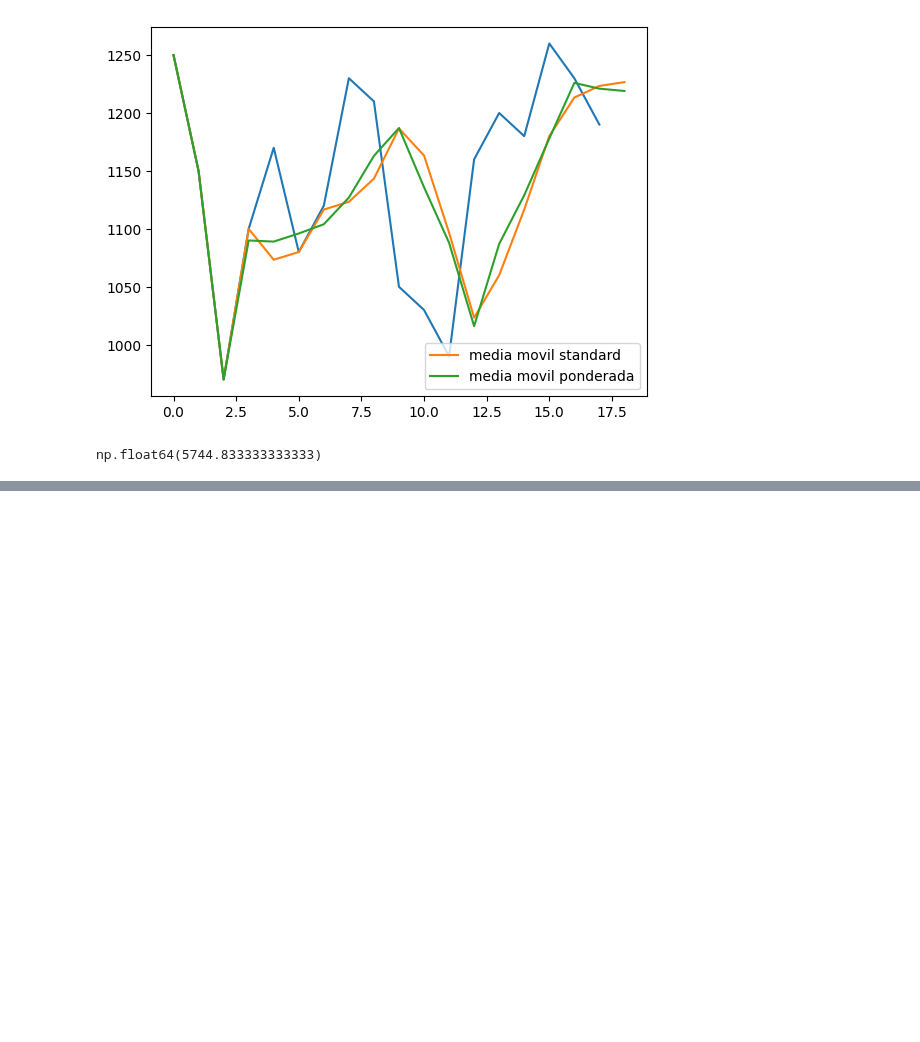
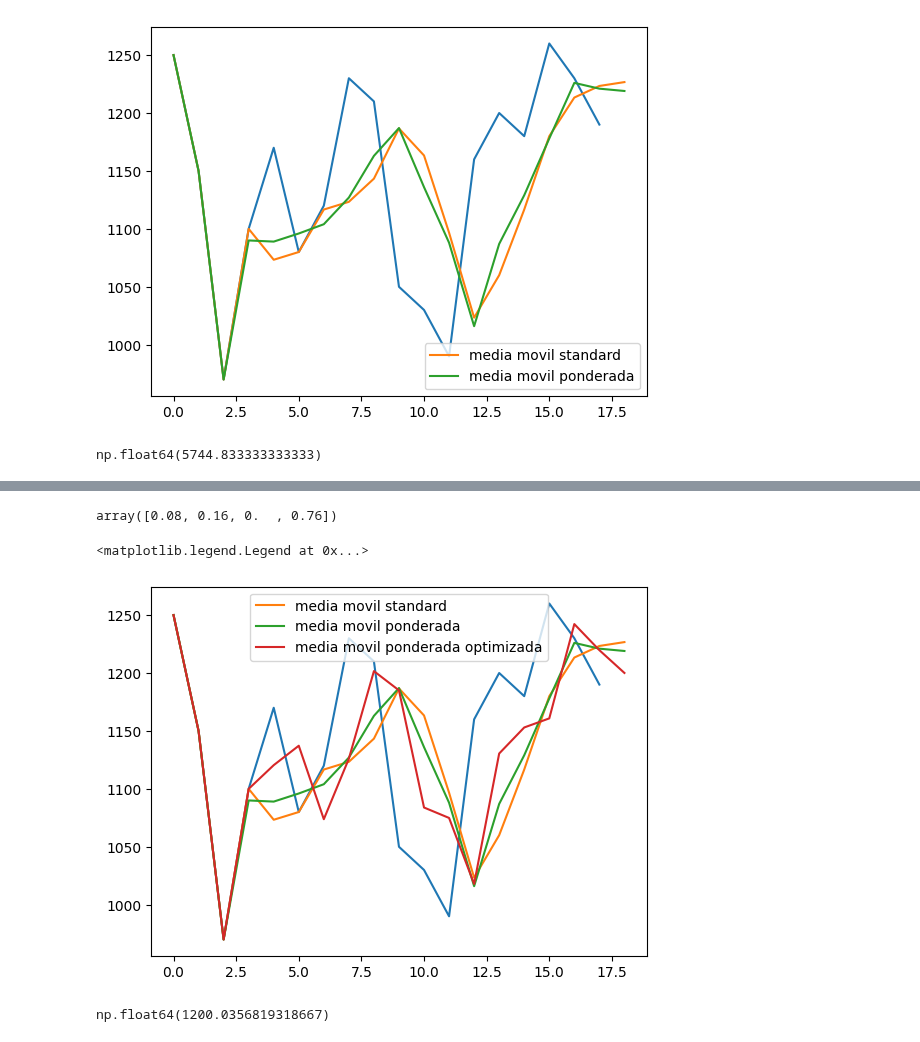
Before and after one commit to asegura4488/MetodosComputacionalesI2025, a Jupyter notebook: Semana11/MediaMovil.ipynb, the cells around one changed output, grey strips where cells are left out. Saved outputs shown, nothing was run; the diff lists cells and outputs as text; code cells hidden in the pictures; blank space fills up the shorter version.

```diff
--- a/Semana11/MediaMovil.ipynb
+++ b/Semana11/MediaMovil.ipynb
@@ -140,0 +155,9 @@ np.float64(5744.833333333333)
+# %%
+def Cost(w):
+
+  Wmedia = GetMediaMovilPonderada(x,w)
+
+  return GetError(x,Wmedia[:-1])
+# %%
+result = sp.minimize(Cost,w0,method='SLSQP',bounds=bounds,constraints=constraints)
+result
@@ -140,0 +175,21 @@ np.float64(5744.833333333333)
+# %%
+np.round(result.x,2)
+# %% [output]
+array([0.08, 0.16, 0.  , 0.76])
+# %%
+wopt = result.x
+# %%
+meanopt = GetMediaMovilPonderada(x,wopt)
+# %%
+plt.plot(x)
+plt.plot(media,label='media movil standard')
+plt.plot(Wmedia,label='media movil ponderada')
+plt.plot(meanopt,label='media movil ponderada optimizada')
+plt.legend()
+# %% [output]
+<matplotlib.legend.Legend at 0x...>
+[figure, added]
+# %%
+meanopt[-1]
+# %% [output]
+np.float64(1200.0356819318667)
```
Also changed, not shown: parts of 5 cells of this notebook.
